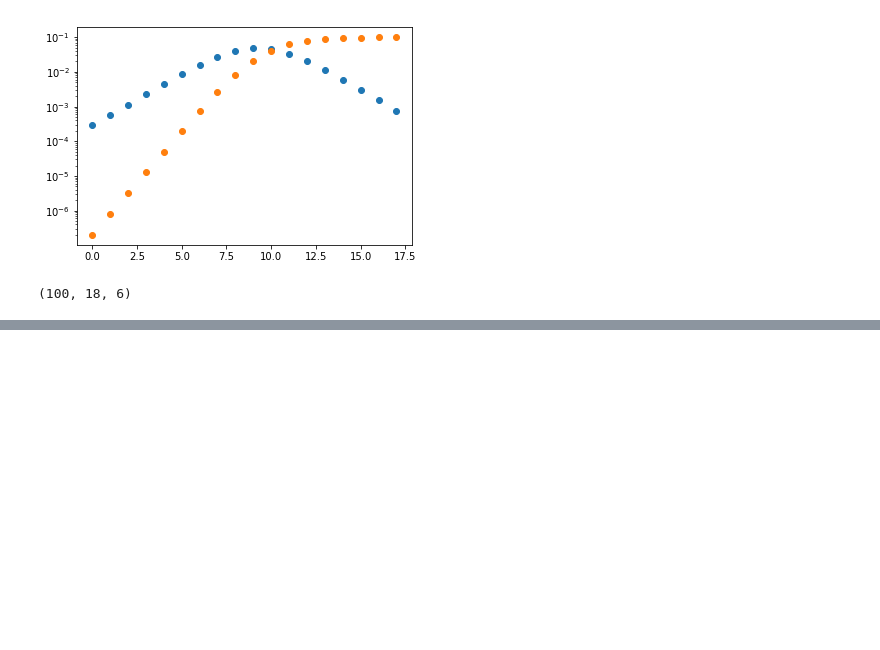
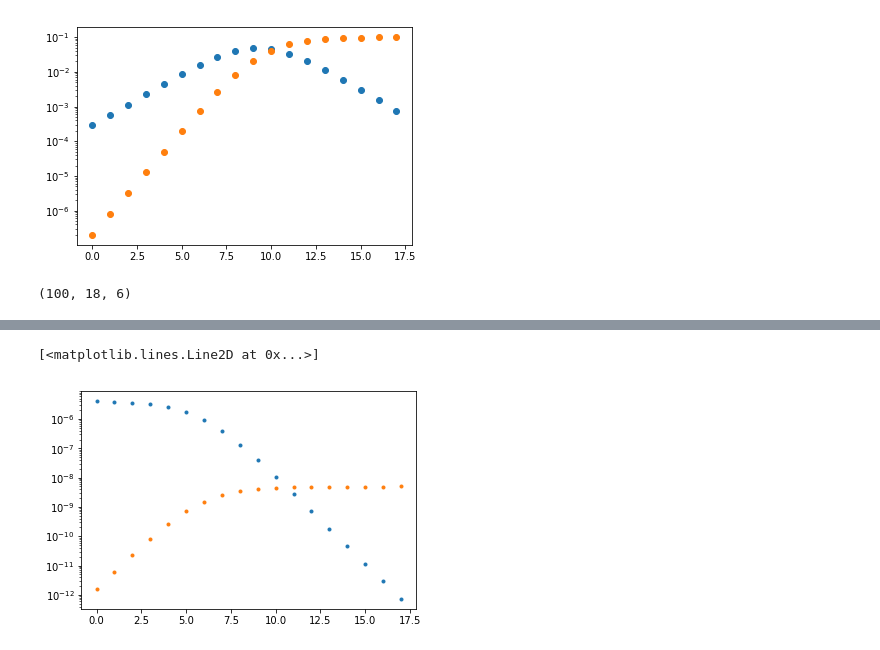
Before and after one commit to mcfitzgerald/grad_gitrdone, a Jupyter notebook: newest.ipynb, the cells around one changed output, grey strips where cells are left out. Saved outputs shown, nothing was run; the diff lists cells and outputs as text; code cells hidden in the pictures; blank space fills up the shorter version.

```diff
--- a/newest.ipynb
+++ b/newest.ipynb
@@ -160,0 +174,20 @@ plt.semilogy(wymMMLL_0,'.')
+# %%
+def find_best_root2(data,max_lig_index,target_index,lig_max):
+    """Returns "most reasonable" root solution from array of solutions
+    based on known variables
+
+    data -- the array of root solutions for a given binding equation
+    max_lig_index -- length of starting ligand concentrations array
+    target_index -- index of target solution in root solution tuple
+    lig_max -- total receptor concentration used for solution
+    """
+    holder = []
+    for i in range(max_lig_index):
+        temp = data[:,i,target_index]
+        try:
+            sp.stats.mode(temp)[0][0] > 0
+            holder.append(sp.stats.mode(temp)[0][0])
+        except: print('negative root encountered')
+
+
+    return np.array(holder)
@@ -160,0 +196,17 @@ plt.semilogy(wymMMLL_0,'.')
+# %%
+br2_wymL_0 = find_best_root2(wymar[0],18,0,150)
+br2_wymM_0 = find_best_root2(wymar[0],18,1,150)
+br2_wymMM_0 = find_best_root2(wymar[0],18,2,150)
+br2_wymML_0 = find_best_root2(wymar[0],18,3,150)
+br2_wymMML_0 = find_best_root2(wymar[0],18,4,150)
+br2_wymMMLL_0 = find_best_root2(wymar[0],18,5,150)
+# %%
+#plt.semilogy(br2_wymL_0,'.')
+#plt.semilogy(br2_wymM_0,'.')
+plt.semilogy(br2_wymMM_0,'.') #this one
+#plt.semilogy(br2_wymML_0,'.')
+#plt.semilogy(br2_wymMML_0,'.')
+plt.semilogy(br2_wymMMLL_0,'.') #this one
+# %% [output]
+[<matplotlib.lines.Line2D at 0x...>]
+[figure, added]
```
Also changed, not shown: parts of 26 cells of this notebook, 1 other file.
